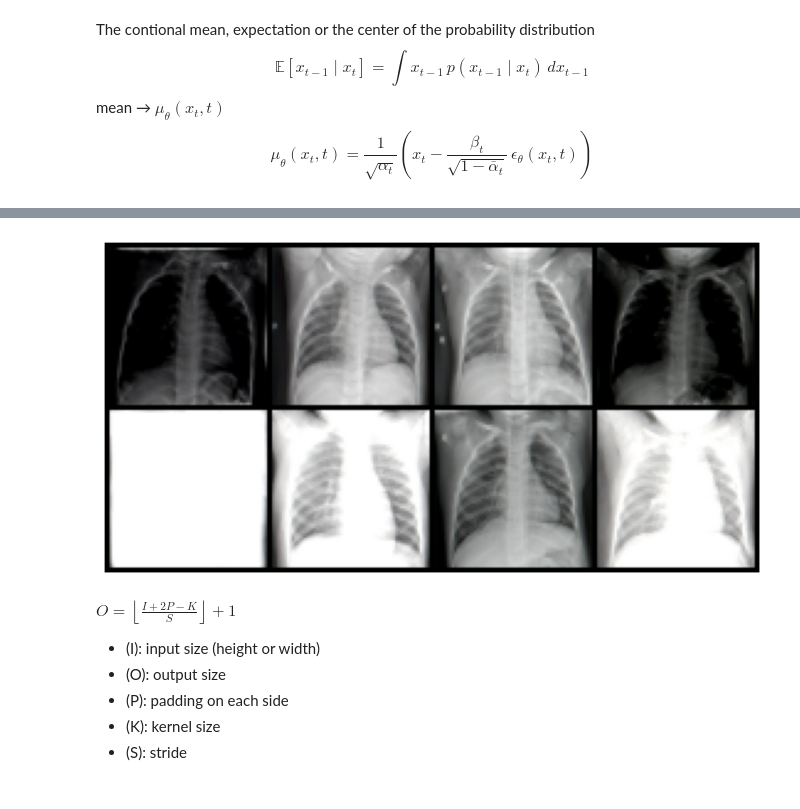
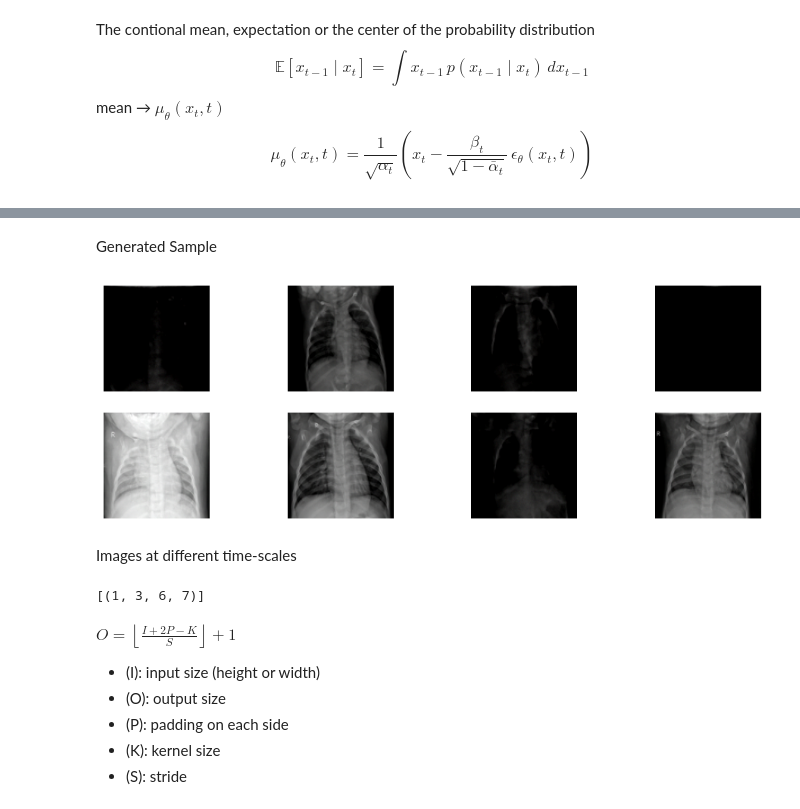
Before and after one commit to yomisosanya/diffusion-model-prototype, a Jupyter notebook: unet_02.ipynb, the cells around one changed output, grey strips where cells are left out. Saved outputs shown, nothing was run; the diff lists cells and outputs as text; code cells hidden in the pictures.

Commit message:
different time-scales added

```diff
--- a/unet_02.ipynb
+++ b/unet_02.ipynb
@@ -21,6 +23,8 @@ from torchvision.utils import make_grid
 import matplotlib.pyplot as plt
 
 from tqdm import tqdm
+# %%
+batches = 8
 # %%
 class SinusoidalEmbedding(nn.Module):
 
@@ -565,6 +569,6 @@ dataloader = DataLoader(
     multiprocessing_context='fork'
 )
 
-model = train(loader=dataloader, epochs=5, beta_min=beta_min, beta_max=beta_max, checkpoint_dir='checkpoints/xray.pth')
+model = train(loader=dataloader, epochs=10, beta_min=beta_min, beta_max=beta_max, checkpoint_dir='checkpoints/xray.pth')
 # %% [output]
 The checkpoint named checkpoints/xray.pth as been loaded
@@ -627,19 +740,31 @@ def sample(
+# %% [markdown]
+Generated Sample
 # %%
 torch.manual_seed(0)
 
-# img = sample(model, batch=8)
+img0 = sample(model, batch=8)
+
+img = img0.permute(0, 2, 3, 1).cpu()
 
 # grid = make_grid(img, nrow=4, padding=2)
 
-plt.figure(figsize=(10, 5))
+fig, axes = plt.subplots(nrows=2, ncols=4, figsize=(12, 4))
 
-small = F.interpolate(img, size=(64, 64), mode='area')   # [B, 3, 64, 64]
-plt.imshow(make_grid(small, nrow=4).permute(1, 2, 0).cpu())
+axes = axes.flatten()
 
-# plt.imshow(grid.permute(1, 2, 0).cpu( ))
+for i, ax in enumerate(axes):
+    ax.imshow(img[i])
+    ax.axis('off')
 
-plt.axis('off')
+# plt.figure(figsize=(10, 5))
 
-plt.show()
+# small = F.interpolate(img, size=(64, 64), mode='area')   # [B, 3, 64, 64]
+# plt.imshow(make_grid(small, nrow=4).permute(1, 2, 0).cpu())
+
+# # plt.imshow(grid.permute(1, 2, 0).cpu( ))
+
+# plt.axis('off')
+
+# plt.show()
 # %% [output]
-[figure, old version]
+[figure, new version]
@@ -667,0 +771,2 @@ def test(
+# %% [markdown]
+Images at different time-scales
@@ -668,3 +819,9 @@ def test(
+# %%
+tt = (1, 3, 6, 7)
+
+[tt]
+# %% [output]
+[(1, 3, 6, 7)]
 # %% [markdown]
 
 $\boxed{O=\left\lfloor\frac{I+2P-K}{S}\right\rfloor+1}$
```
Also changed, not shown: parts of 7 cells of this notebook.
